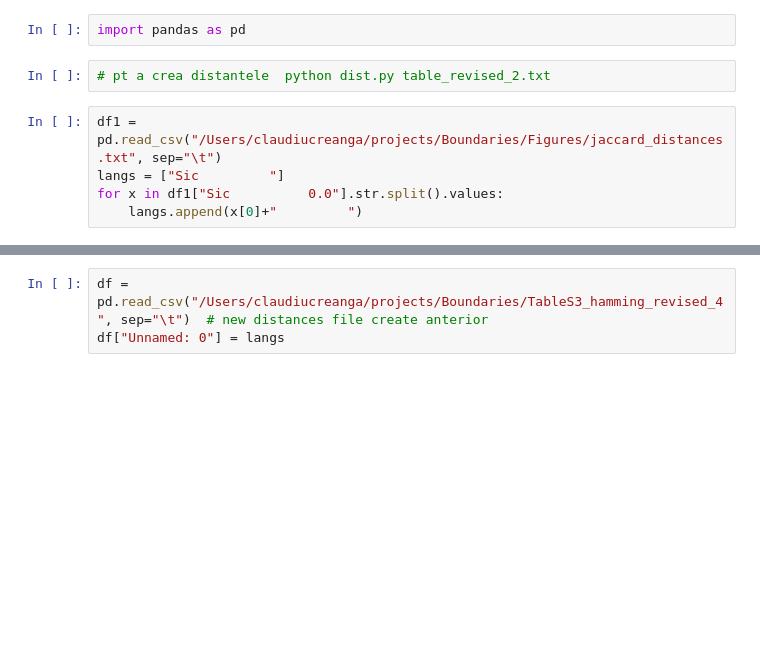
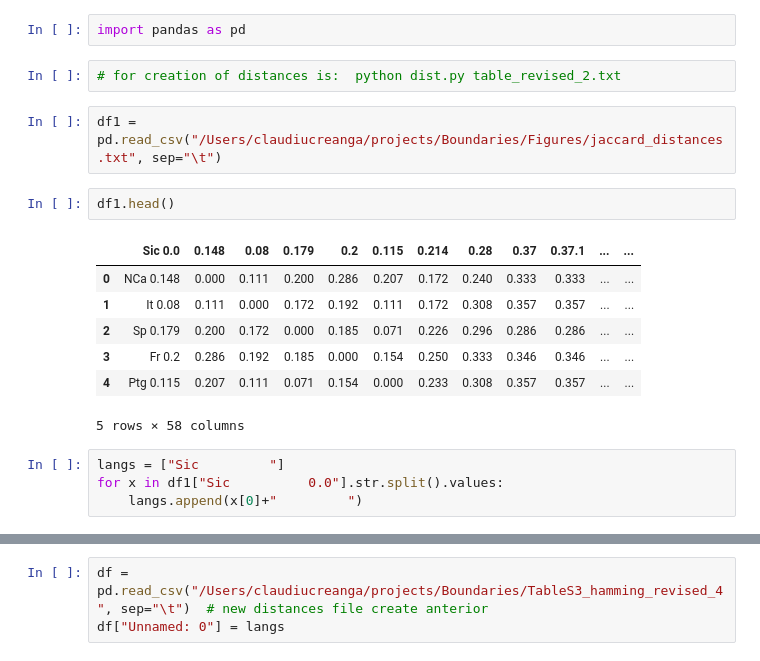
Before and after one commit to ClaudiuCreanga/Boundaries, a Jupyter notebook: good/create_tree.ipynb, the cells around one changed output, grey strips where cells are left out. Cells and saved outputs as stored; diff of their text form; blank space fills up the shorter version.

```diff
--- a/good/create_tree.ipynb
+++ b/good/create_tree.ipynb
@@ -1,9 +1,20 @@
 # %%
 import pandas as pd
 # %%
-# pt a crea distantele  python dist.py table_revised_2.txt
+# for creation of distances is:  python dist.py table_revised_2.txt
 # %%
 df1 = pd.read_csv("/Users/claudiucreanga/projects/Boundaries/Figures/jaccard_distances.txt", sep="\t")
-langs = ["Sic         "]
-for x in df1["Sic          0.0"].str.split().values:
-    langs.append(x[0]+"         ")
+# %%
+df1.head()
+# %% [output]
+|  | Sic 0.0 | 0.148 | 0.08 | 0.179 | 0.2 | 0.115 | 0.214 | 0.28 | 0.37 | 0.37.1 | ... | ... |
+| 0 | NCa 0.148 | 0.000 | 0.111 | 0.200 | 0.286 | 0.207 | 0.172 | 0.240 | 0.333 | 0.333 | ... | ... |
+| 1 | It 0.08 | 0.111 | 0.000 | 0.172 | 0.192 | 0.111 | 0.172 | 0.308 | 0.357 | 0.357 | ... | ... |
+| 2 | Sp 0.179 | 0.200 | 0.172 | 0.000 | 0.185 | 0.071 | 0.226 | 0.296 | 0.286 | 0.286 | ... | ... |
+| 3 | Fr 0.2 | 0.286 | 0.192 | 0.185 | 0.000 | 0.154 | 0.250 | 0.333 | 0.346 | 0.346 | ... | ... |
+| 4 | Ptg 0.115 | 0.207 | 0.111 | 0.071 | 0.154 | 0.000 | 0.233 | 0.308 | 0.357 | 0.357 | ... | ... |
+5 rows × 58 columns
+# %%
+langs = ["Sic         "]
+for x in df1["Sic          0.0"].str.split().values:
+    langs.append(x[0]+"         ")
```
Also changed, not shown: parts of 2 cells of this notebook, 15 other files.
